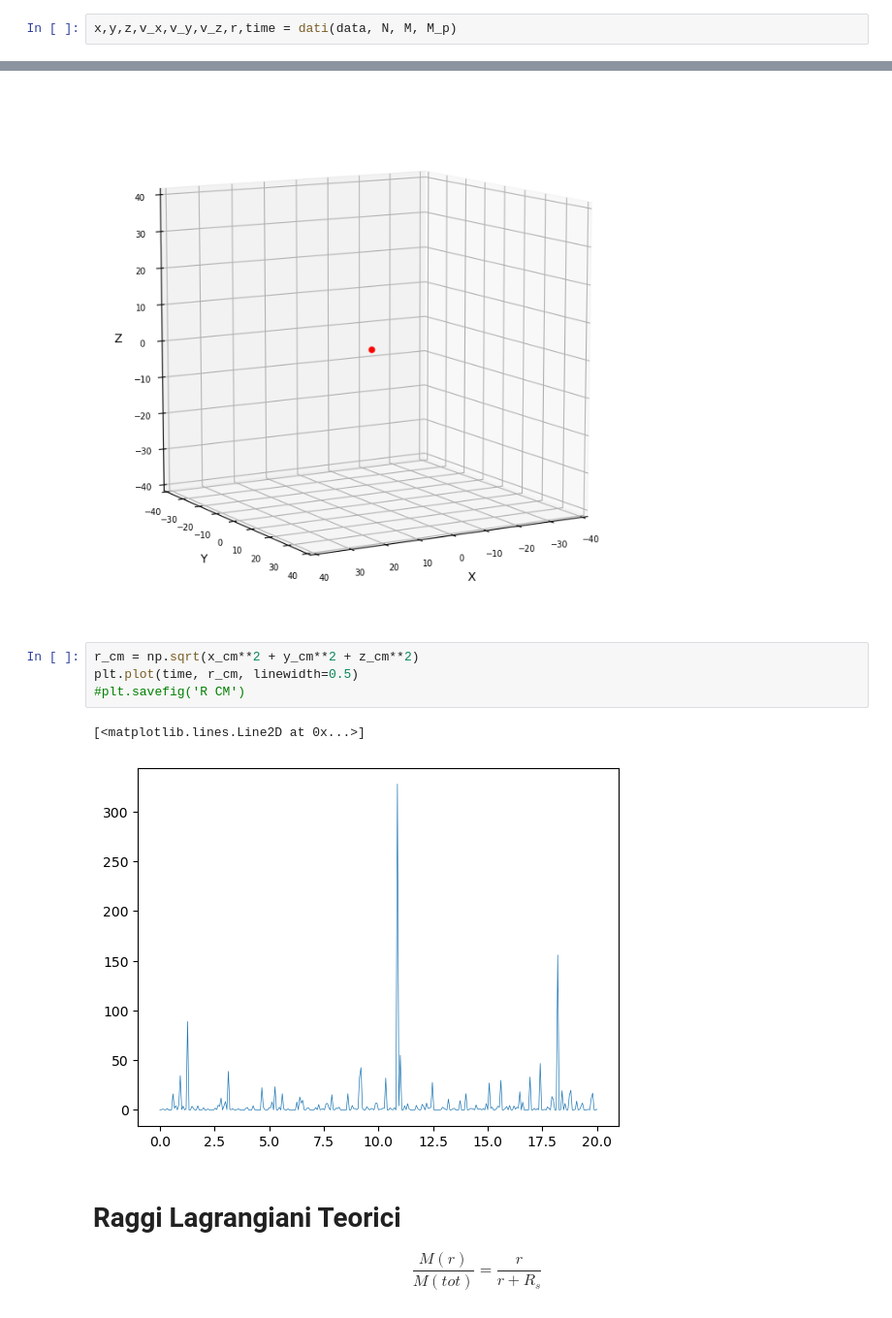
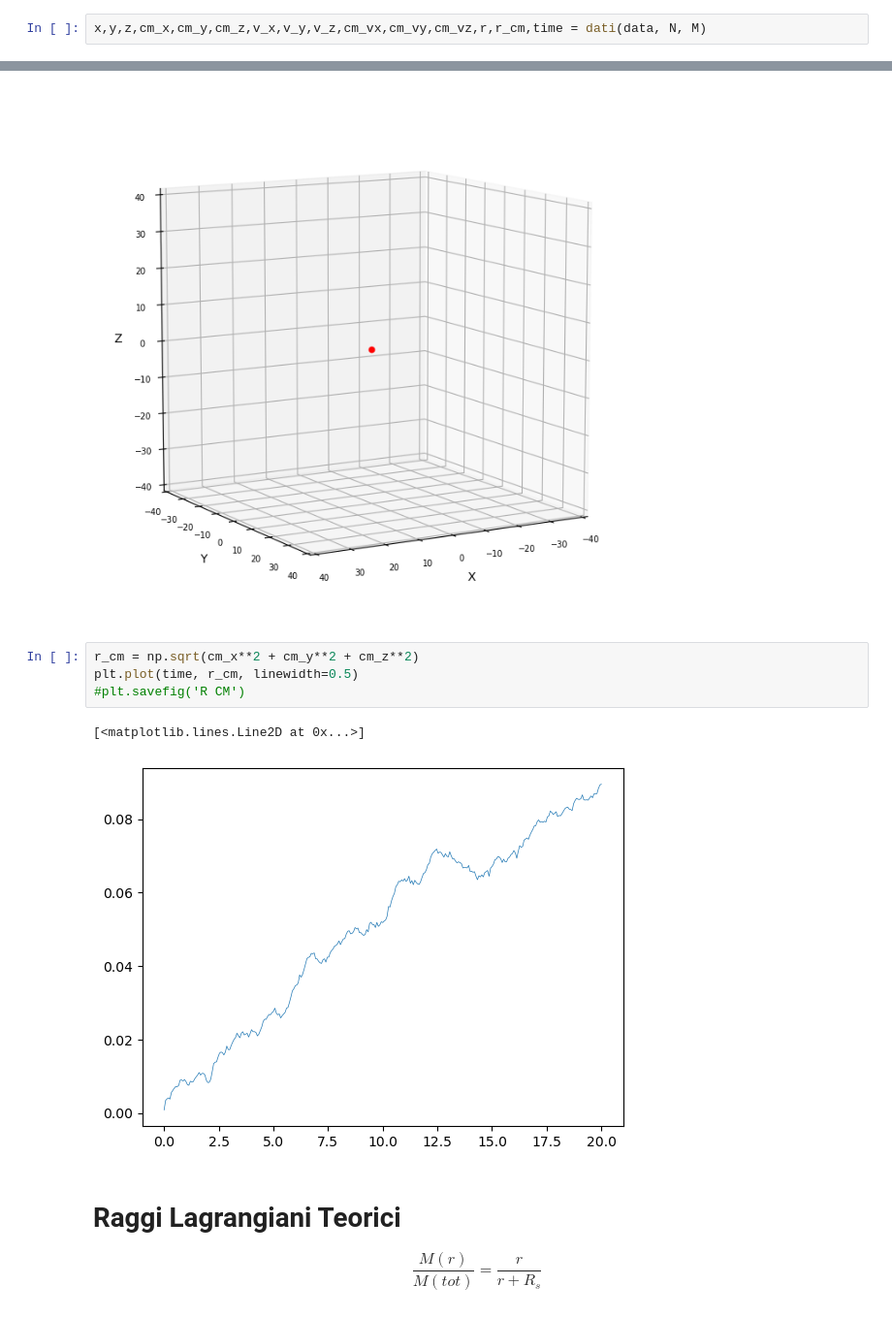
Before and after one commit to SimoneArienti/Galaxies-and-Dynamics, a Jupyter notebook: Project/Exam_Analysis.ipynb, the cells around one changed output, grey strips where cells are left out. Shown at 97% size. Drawn from its saved outputs; the diff is of its cells as text.

```diff
--- a/Project/Exam_Analysis.ipynb
+++ b/Project/Exam_Analysis.ipynb
@@ -117,3 +105,3 @@ def dati (data,N,M_tot,M_p):
 # %%
-x,y,z,v_x,v_y,v_z,r,time = dati(data, N, M, M_p)
+x,y,z,cm_x,cm_y,cm_z,v_x,v_y,v_z,cm_vx,cm_vy,cm_vz,r,r_cm,time = dati(data, N, M)
 # %% [output]
@@ -270,12 +249,12 @@ plt.show()
 # %% [output]
 [figure]
 # %%
-r_cm = np.sqrt(x_cm**2 + y_cm**2 + z_cm**2)
+r_cm = np.sqrt(cm_x**2 + cm_y**2 + cm_z**2)
 plt.plot(time, r_cm, linewidth=0.5)
 #plt.savefig('R CM')
 # %% [output]
 [<matplotlib.lines.Line2D at 0x...>]
-[figure, old version]
+[figure, new version]
 # %% [markdown]
 # Raggi Lagrangiani Teorici
 
```
Also changed, not shown: parts of 16 cells of this notebook.
